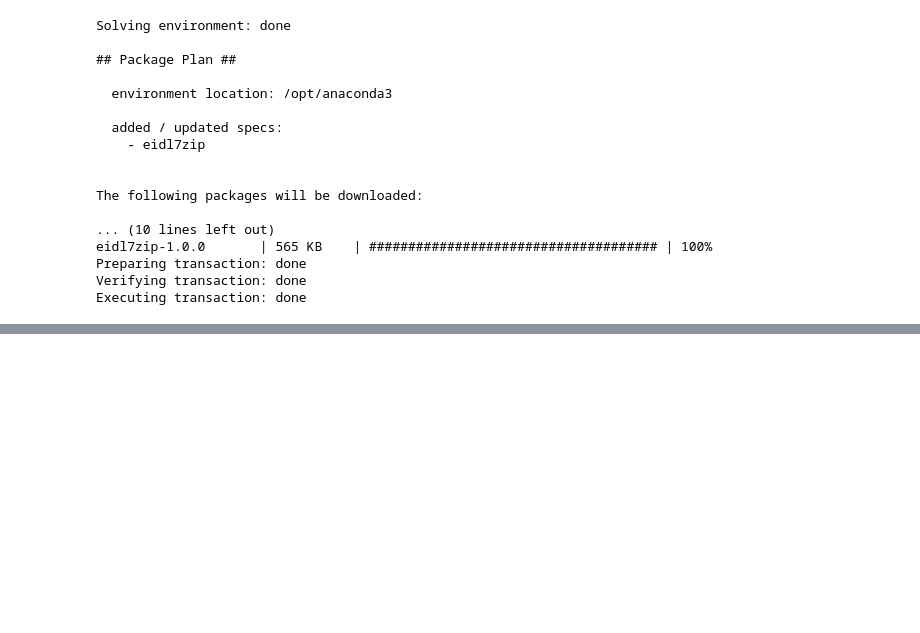
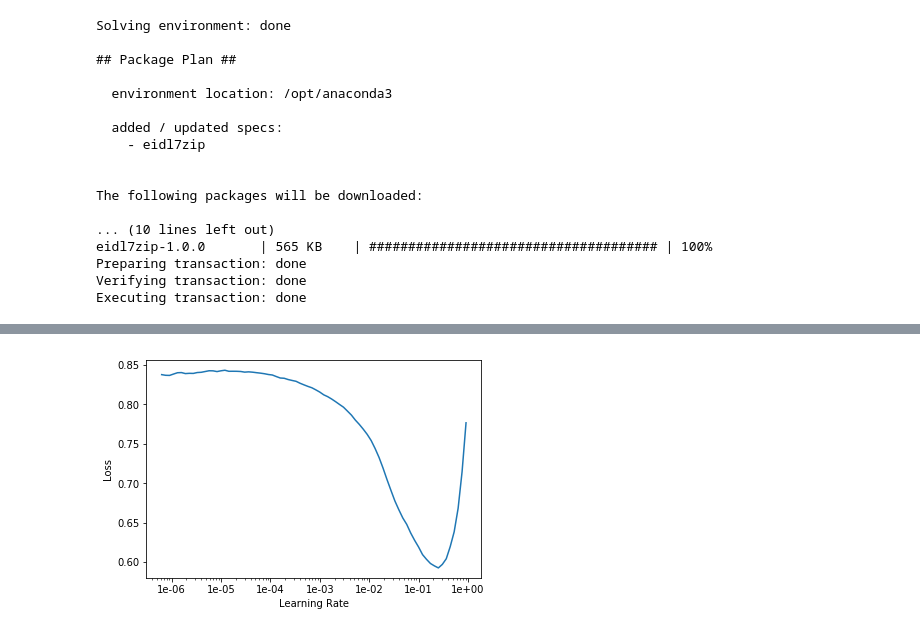
Before and after one commit to thelazyoxymoron/fastai-live-course, a Jupyter notebook: lesson3-planet-experiments.ipynb, the cells around one changed output, grey strips where cells are left out. Cells and saved outputs as stored; diff of their text form; code cells hidden in the pictures; blank space fills up the shorter version.

Commit message:
Modified with the experiments done till stage-2 resnet 50

```diff
--- a/lesson3-planet-experiments.ipynb
+++ b/lesson3-planet-experiments.ipynb
@@ -72,0 +107,2 @@ Executing transaction: done
+# %%
+arch = models.resnet50
@@ -72,0 +111,3 @@ Executing transaction: done
+# %%
+data = (src.transform(tfms, size = 256)
+       .databunch().normalize(imagenet_stats))
@@ -72,0 +116,4 @@ Executing transaction: done
+# %%
+acc_02 = partial(accuracy_thresh, thresh=0.2)
+f_score = partial(fbeta, thresh = 0.2)
+learn = create_cnn(data, arch, metrics = [acc_02, f_score])
@@ -72,0 +124,4 @@ Executing transaction: done
+# %%
+learn.recorder.plot()
+# %% [output]
+[figure, added]
```
Also changed, not shown: parts of 27 cells of this notebook.
